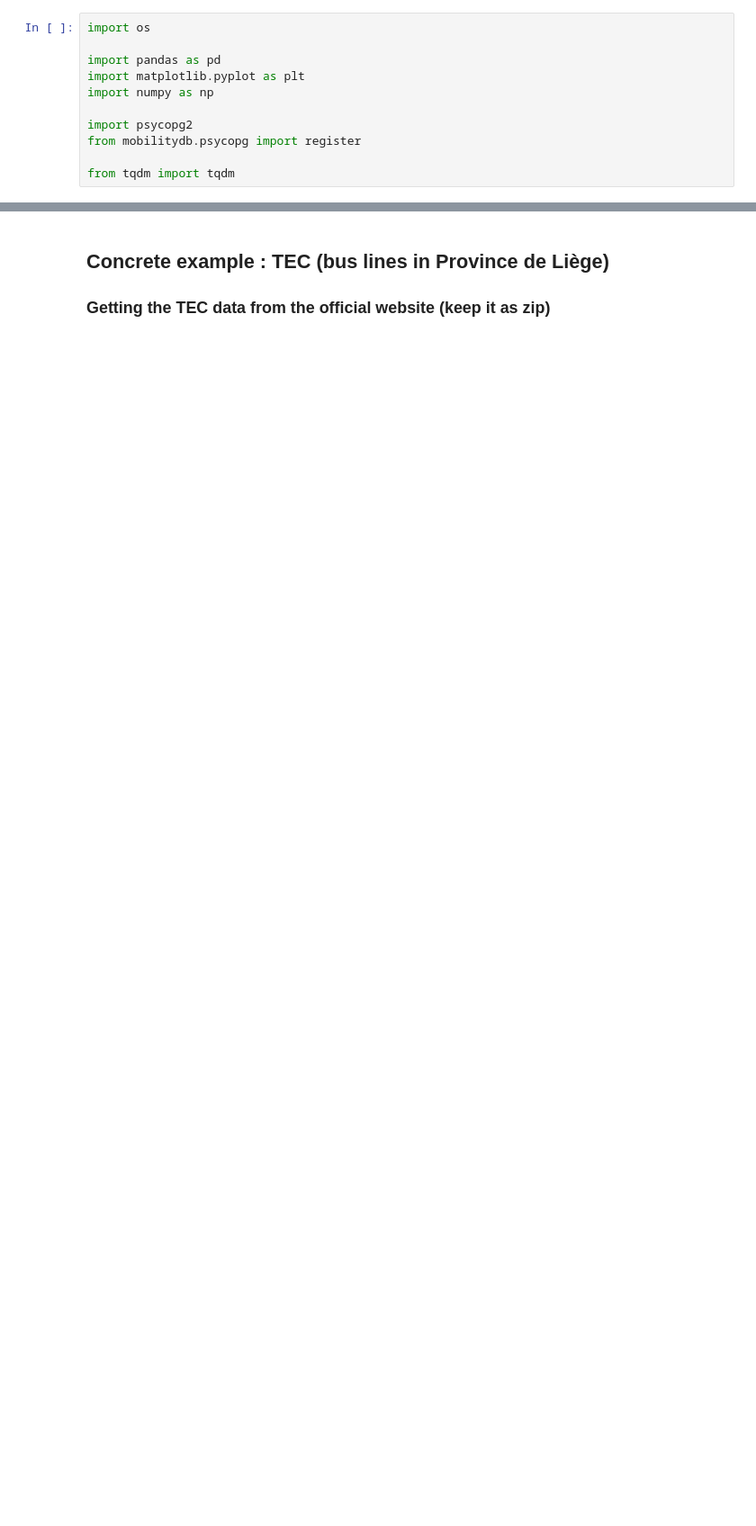
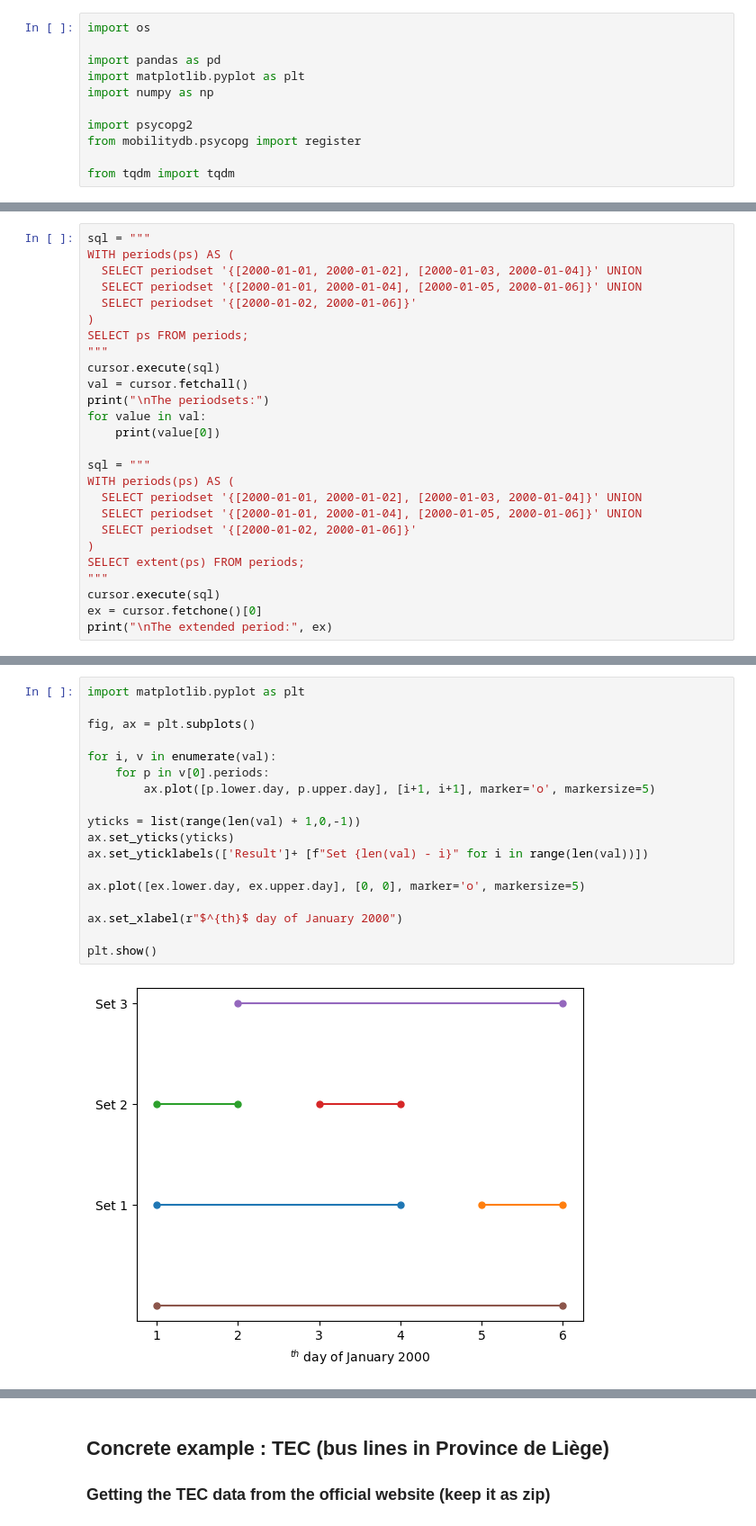
Before and after one commit to Opeka-2201/AD-MobilityDB_Tutorial_10, a Jupyter notebook: tutorial.ipynb, the cells around one changed output, grey strips where cells are left out. Shown at 90% size. Drawn from its saved outputs; the diff is of its cells as text; blank space fills up the shorter version.

```diff
--- a/tutorial.ipynb
+++ b/tutorial.ipynb
@@ -45,0 +331,26 @@ from tqdm import tqdm
+# %%
+sql = """
+WITH periods(ps) AS (
+  SELECT periodset '{[2000-01-01, 2000-01-02], [2000-01-03, 2000-01-04]}' UNION
+  SELECT periodset '{[2000-01-01, 2000-01-04], [2000-01-05, 2000-01-06]}' UNION
+  SELECT periodset '{[2000-01-02, 2000-01-06]}'
+)
+SELECT ps FROM periods;
+"""
+cursor.execute(sql)
+val = cursor.fetchall()
+print("\nThe periodsets:")
+for value in val:
+    print(value[0])
+
+sql = """
+WITH periods(ps) AS (
+  SELECT periodset '{[2000-01-01, 2000-01-02], [2000-01-03, 2000-01-04]}' UNION
+  SELECT periodset '{[2000-01-01, 2000-01-04], [2000-01-05, 2000-01-06]}' UNION
+  SELECT periodset '{[2000-01-02, 2000-01-06]}'
+)
+SELECT extent(ps) FROM periods;
+"""
+cursor.execute(sql)
+ex = cursor.fetchone()[0]
+print("\nThe extended period:", ex)
@@ -45,0 +366,20 @@ from tqdm import tqdm
+# %%
+import matplotlib.pyplot as plt
+
+fig, ax = plt.subplots()
+
+for i, v in enumerate(val):
+    for p in v[0].periods:
+        ax.plot([p.lower.day, p.upper.day], [i+1, i+1], marker='o', markersize=5)
+
+yticks = list(range(len(val) + 1,0,-1))
+ax.set_yticks(yticks)
+ax.set_yticklabels(['Result']+ [f"Set {len(val) - i}" for i in range(len(val))])
+
+ax.plot([ex.lower.day, ex.upper.day], [0, 0], marker='o', markersize=5)
+
+ax.set_xlabel(r"$^{th}$ day of January 2000")
+
+plt.show()
+# %% [output]
+[figure, added]
```
Also changed, not shown: parts of 56 cells of this notebook, 3 other files.
